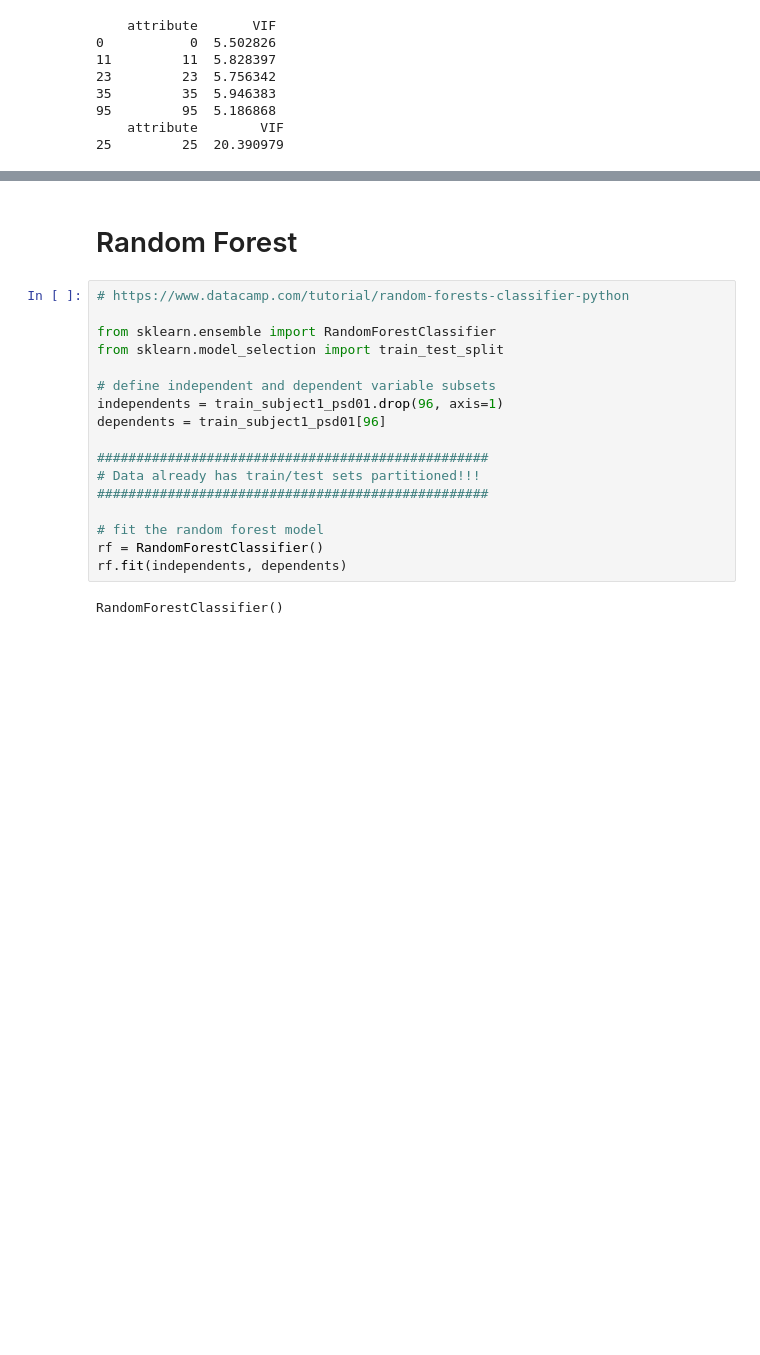
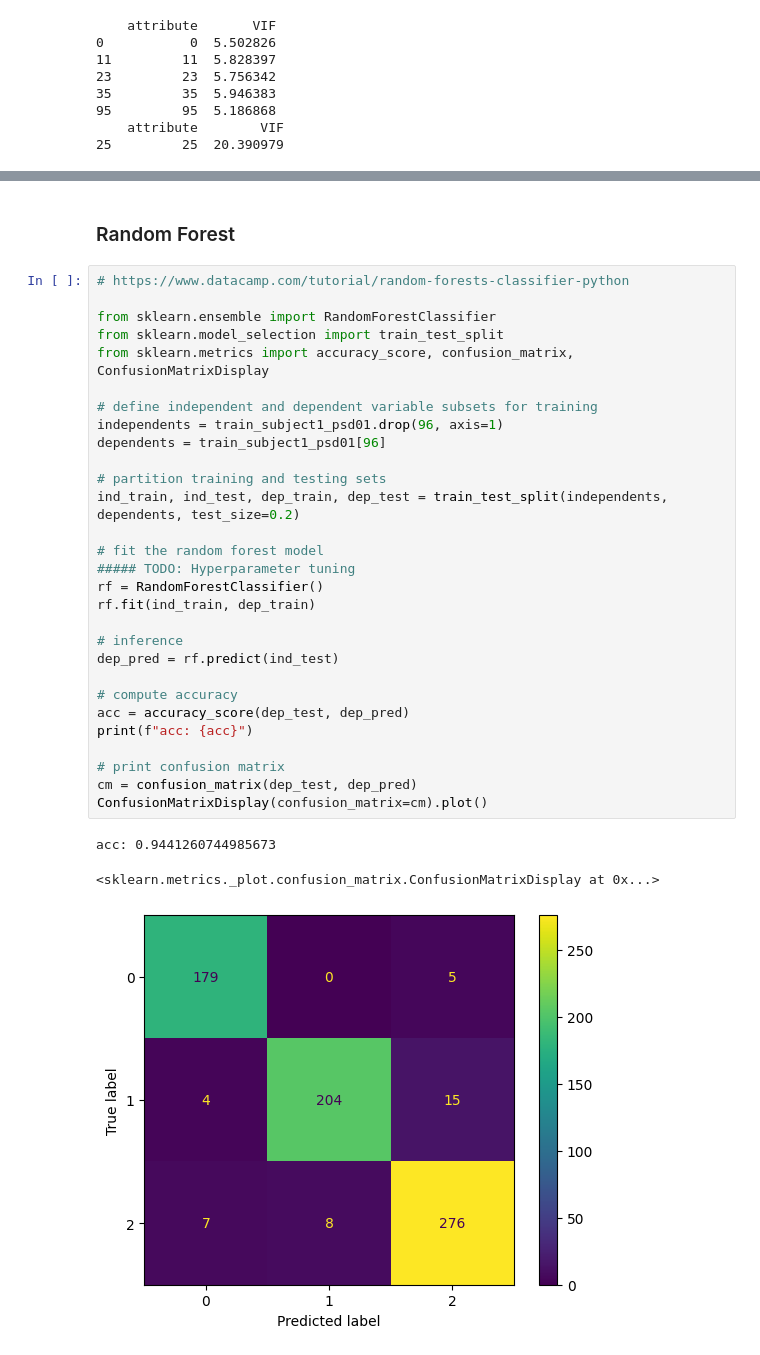
Before and after one commit to nsandlin1/EEG_Mining, a Jupyter notebook: EEG_Mining_Colab.ipynb, the cells around one changed output, grey strips where cells are left out. Drawn from its saved outputs; the diff is of its cells as text; blank space fills up the shorter version.

```diff
--- a/EEG_Mining_Colab.ipynb
+++ b/EEG_Mining_Colab.ipynb
@@ -107,21 +119,37 @@ print(vifs[vifs.VIF > 15])
 # %% [markdown]
-# Random Forest
+
+
+### Random Forest
 # %%
 # https://www.datacamp.com/tutorial/random-forests-classifier-python
 
 from sklearn.ensemble import RandomForestClassifier
 from sklearn.model_selection import train_test_split
+from sklearn.metrics import accuracy_score, confusion_matrix, ConfusionMatrixDisplay
 
-# define independent and dependent variable subsets
+# define independent and dependent variable subsets for training
 independents = train_subject1_psd01.drop(96, axis=1)
 dependents = train_subject1_psd01[96]
 
-##################################################
-# Data already has train/test sets partitioned!!!
-##################################################
+# partition training and testing sets
+ind_train, ind_test, dep_train, dep_test = train_test_split(independents, dependents, test_size=0.2)
 
 # fit the random forest model
+##### TODO: Hyperparameter tuning
 rf = RandomForestClassifier()
-rf.fit(independents, dependents)
+rf.fit(ind_train, dep_train)
+
+# inference
+dep_pred = rf.predict(ind_test)
+
+# compute accuracy
+acc = accuracy_score(dep_test, dep_pred)
+print(f"acc: {acc}")
+
+# print confusion matrix
+cm = confusion_matrix(dep_test, dep_pred)
+ConfusionMatrixDisplay(confusion_matrix=cm).plot()
 # %% [output]
-RandomForestClassifier()
+acc: 0.9441260744985673
+<sklearn.metrics._plot.confusion_matrix.ConfusionMatrixDisplay at 0x...>
+[figure, added]
```
Also changed, not shown: parts of 5 cells of this notebook.
